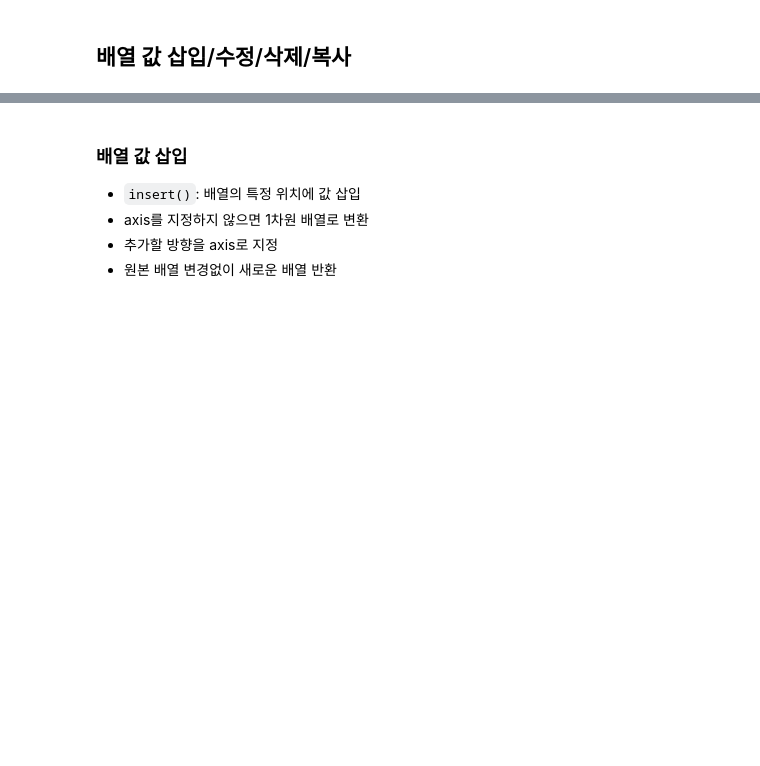
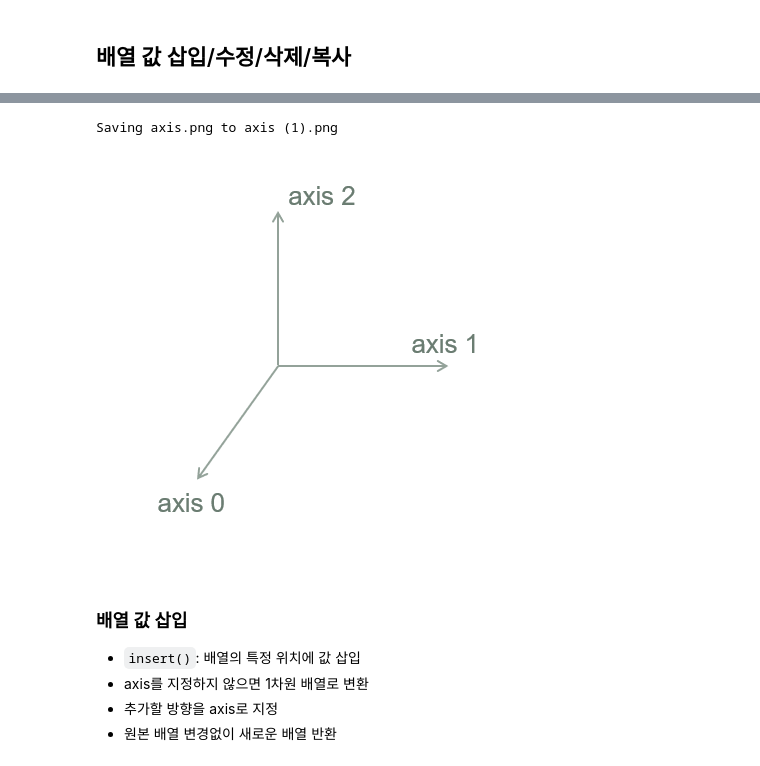
Before and after one commit to eruru0411/DL_Study, a Jupyter notebook: _NumPy_한번에_제대로_배우기_ipynb_のコピー.ipynb, the cells around one changed output, grey strips where cells are left out. Drawn from its saved outputs; the diff is of its cells as text; code cells hidden in the pictures; blank space fills up the shorter version.

Commit message:
Colaboratory を使用して作成しました

```diff
--- a/_NumPy_한번에_제대로_배우기_ipynb_のコピー.ipynb
+++ b/_NumPy_한번에_제대로_배우기_ipynb_のコピー.ipynb
@@ -363,3 +513,9 @@ strides: (72, 24, 8)
 ---
 # %% [markdown]
 ## 배열 값 삽입/수정/삭제/복사
+# %%
+from google.colab import files
+uploaded = files.upload() # 파일 업로드 기능 실행
+from IPython.display import Image
+Image('axis.png')
+# %% [output]
@@ -366,3 +523,5 @@ strides: (72, 24, 8)
+Saving axis.png to axis (1).png
+[figure, added]
 # %% [markdown]
 ### 배열 값 삽입
 
```
Also changed, not shown: parts of 60 cells of this notebook.
